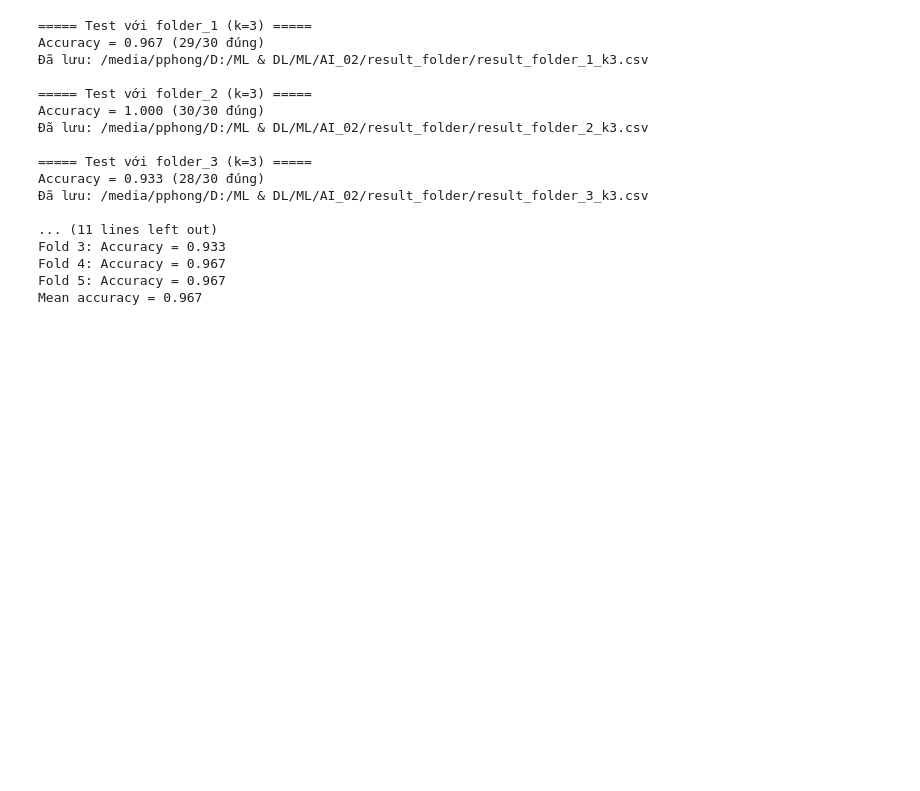
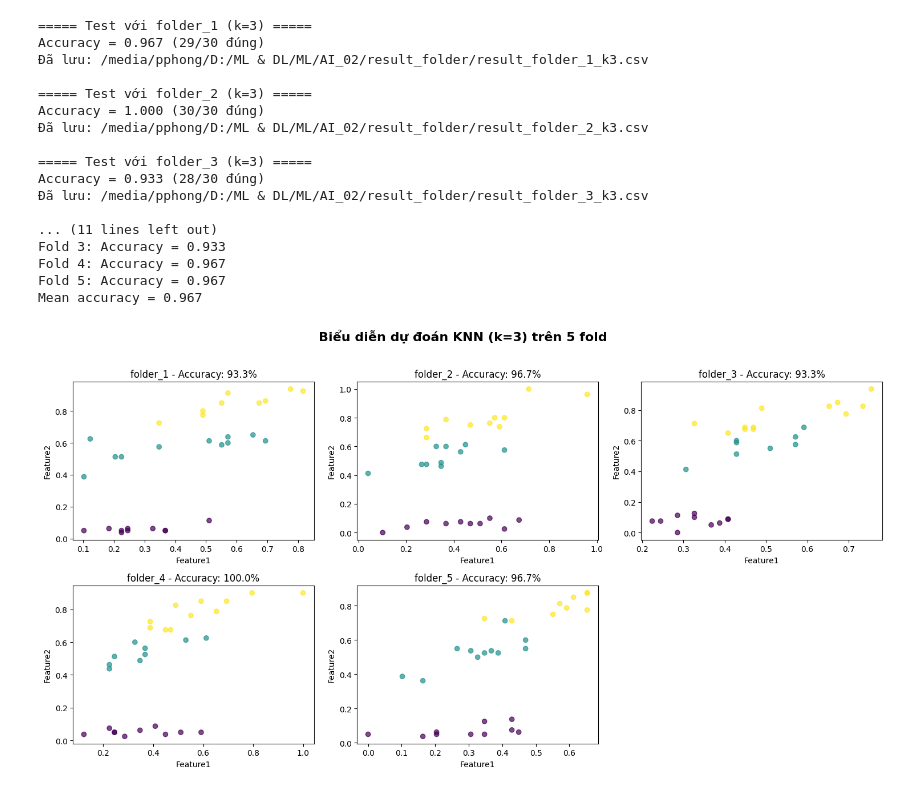
Before and after one commit to MacPhuPhong/ML, a Jupyter notebook: AI_02/KNN.ipynb, the cells around one changed output. Saved outputs shown, nothing was run; the diff lists cells and outputs as text; code cells hidden in the pictures; blank space fills up the shorter version.

```diff
--- a/AI_02/KNN.ipynb
+++ b/AI_02/KNN.ipynb
@@ -173,3 +176,41 @@ Fold 3: Accuracy = 0.933
 Fold 4: Accuracy = 0.967
 Fold 5: Accuracy = 0.967
 Mean accuracy = 0.967
+# %%
+import os
+import pandas as pd
+import matplotlib.pyplot as plt
+
+# === Khai báo lại các biến ===
+folders = [f"folder_{i}" for i in range(1, 6)]
+result_dir = "/media/pphong/D:/ML & DL/ML/AI_02/result_folder"
+k = 3
+    if not wrong.empty:
+        plt.scatter(wrong["Feature1"], wrong["Feature2"], marker="o", s=120, facecolors='none',
+                    edgecolors='red', linewidths=2, label="Test sai")
+# === Cấu hình lại tên cột đúng ===
+feature_x = 'Feature1'
+feature_y = 'Feature2'
+
+plt.figure(figsize=(15, 8))
+
+for i, test_folder in enumerate(folders):
+    result_path = os.path.join(result_dir, f"result_{test_folder}_k{k}.csv")
+    df_result = pd.read_csv(result_path)
+
+    plt.subplot(2, 3, i + 1)
+    plt.scatter(df_result[feature_x], df_result[feature_y],
+                c=pd.Categorical(df_result['Predicted']).codes,
+                cmap='viridis', alpha=0.7)
+
+    plt.title(f"{test_folder} - Accuracy: {result    if not wrong.empty:
+        plt.scatter(wrong["Feature1"], wrong["Feature2"], marker="o", s=120, facecolors='none',
+                    edgecolors='red', linewidths=2, label="Test sai")s[i]*100:.1f}%")
+    plt.xlabel(feature_x)
+    plt.ylabel(feature_y)
+
+plt.suptitle(f"Biểu diễn dự đoán KNN (k={k}) trên 5 fold", fontsize=16, fontweight='bold')
+plt.tight_layout(rect=[0, 0, 1, 0.96])
+plt.show()
+# %% [output]
+[figure, added]
```
Also changed, not shown: parts of 1 cell of this notebook, 2 other files.
